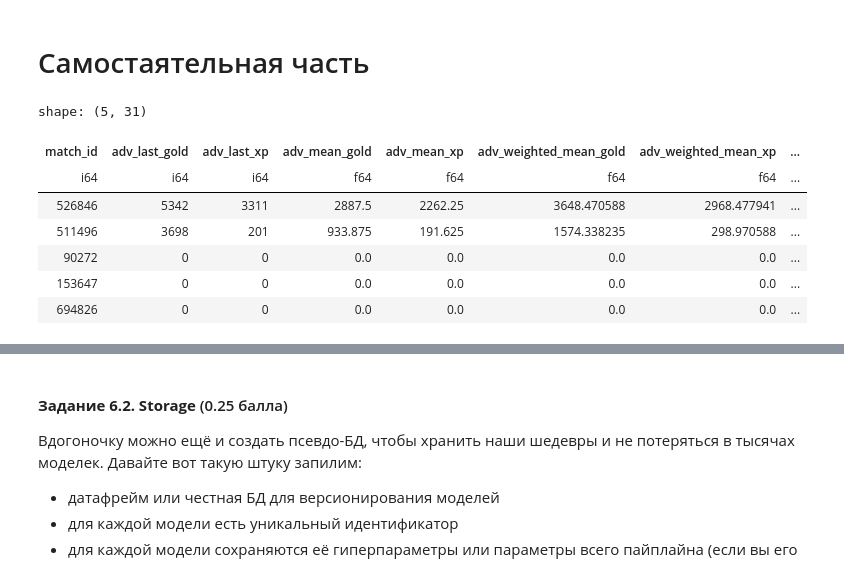
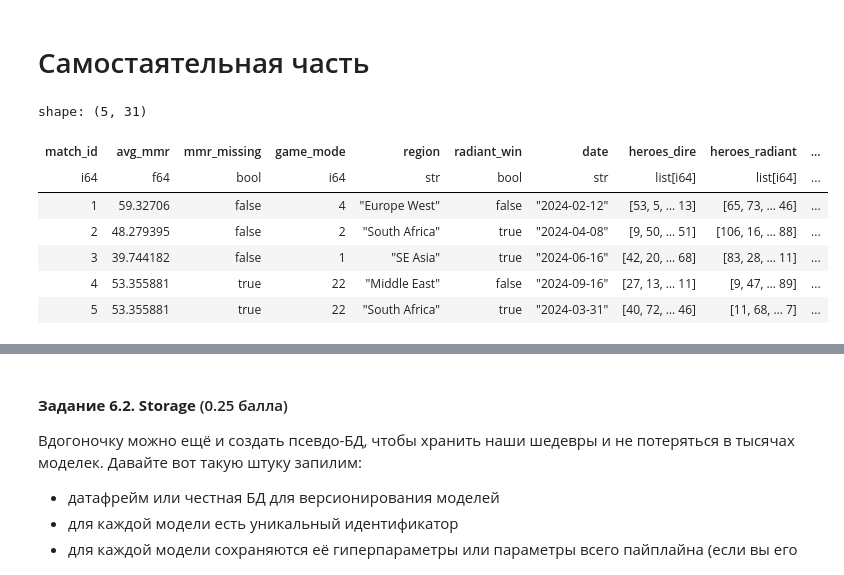
Before and after one commit to Pavel-pers/ml_dota_linreg, a Jupyter notebook: homework-practice-03-advanced.ipynb, the cells around one changed output, grey strips where cells are left out. Saved outputs shown, nothing was run; the diff lists cells and outputs as text; code cells hidden in the pictures.

```diff
--- a/homework-practice-03-advanced.ipynb
+++ b/homework-practice-03-advanced.ipynb
@@ -1229,14 +1221,14 @@ adv_feature_groups
 # %% [markdown]
 # Самостаятельная часть
 # %%
-agg_with_text_features = agg_features.join(matchs_with_raw_chat_info, on='match_id', how='left')
+agg_with_text_features = matchs_with_raw_chat_info.join(agg_features, on='match_id', how='left')
 agg_with_text_features.head()
 # %% [output]
 shape: (5, 31)
-| match_id | adv_last_gold | adv_last_xp | adv_mean_gold | adv_mean_xp | adv_weighted_mean_gold | adv_weighted_mean_xp | ... |
-| i64 | i64 | i64 | f64 | f64 | f64 | f64 | ... |
-| 526846 | 5342 | 3311 | 2887.5 | 2262.25 | 3648.470588 | 2968.477941 | ... |
-| 511496 | 3698 | 201 | 933.875 | 191.625 | 1574.338235 | 298.970588 | ... |
-| 90272 | 0 | 0 | 0.0 | 0.0 | 0.0 | 0.0 | ... |
-| 153647 | 0 | 0 | 0.0 | 0.0 | 0.0 | 0.0 | ... |
-| 694826 | 0 | 0 | 0.0 | 0.0 | 0.0 | 0.0 | ... |
+| match_id | avg_mmr | mmr_missing | game_mode | region | radiant_win | date | heroes_dire | heroes_radiant | ... |
+| i64 | f64 | bool | i64 | str | bool | str | list[i64] | list[i64] | ... |
+| 1 | 59.32706 | false | 4 | "Europe West" | false | "2024-02-12" | [53, 5, … 13] | [65, 73, … 46] | ... |
+| 2 | 48.279395 | false | 2 | "South Africa" | true | "2024-04-08" | [9, 50, … 51] | [106, 16, … 88] | ... |
+| 3 | 39.744182 | false | 1 | "SE Asia" | true | "2024-06-16" | [42, 20, … 68] | [83, 28, … 11] | ... |
+| 4 | 53.355881 | true | 22 | "Middle East" | false | "2024-09-16" | [27, 13, … 11] | [9, 47, … 89] | ... |
+| 5 | 53.355881 | true | 22 | "South Africa" | true | "2024-03-31" | [40, 72, … 46] | [11, 68, … 7] | ... |
```
Also changed, not shown: parts of 30 cells of this notebook, 3 other files.
